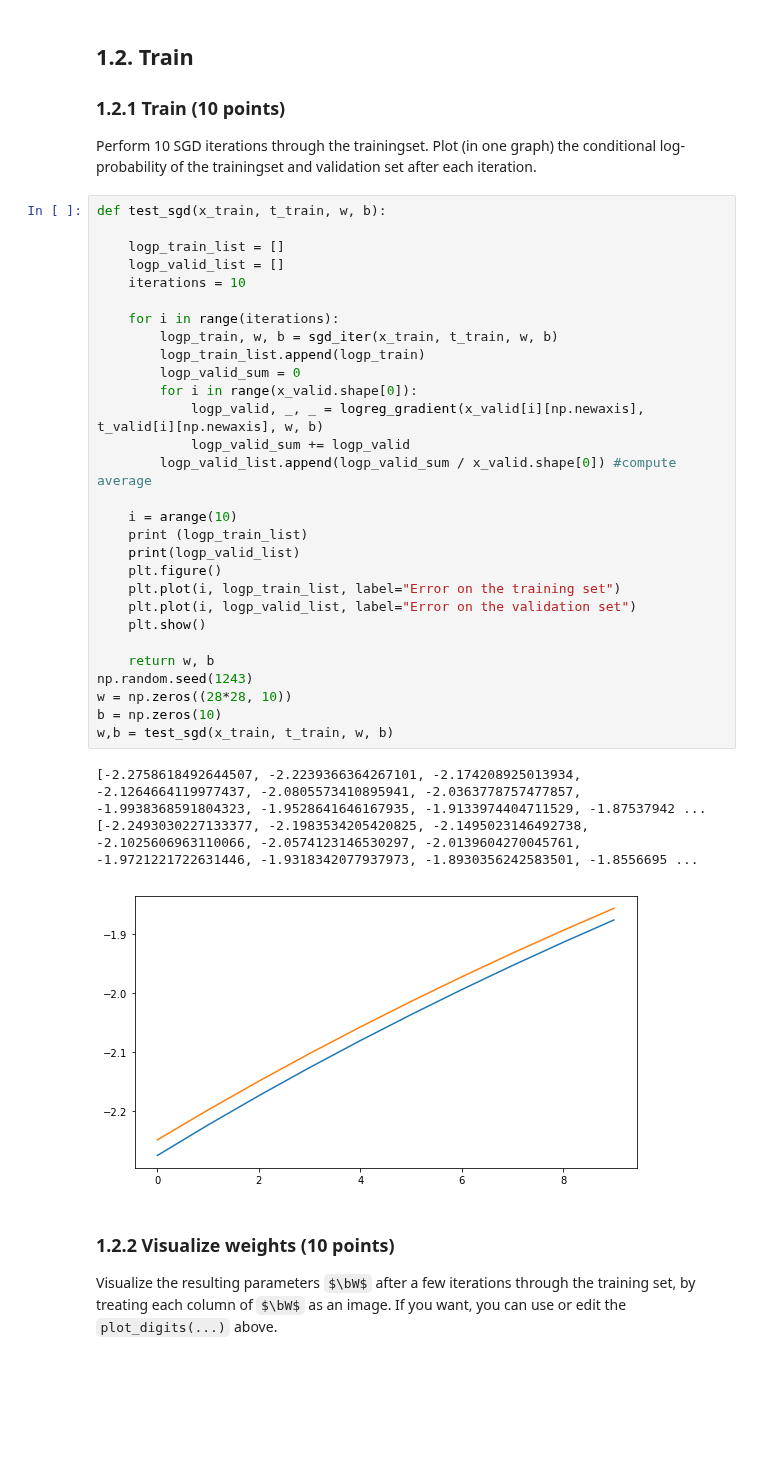
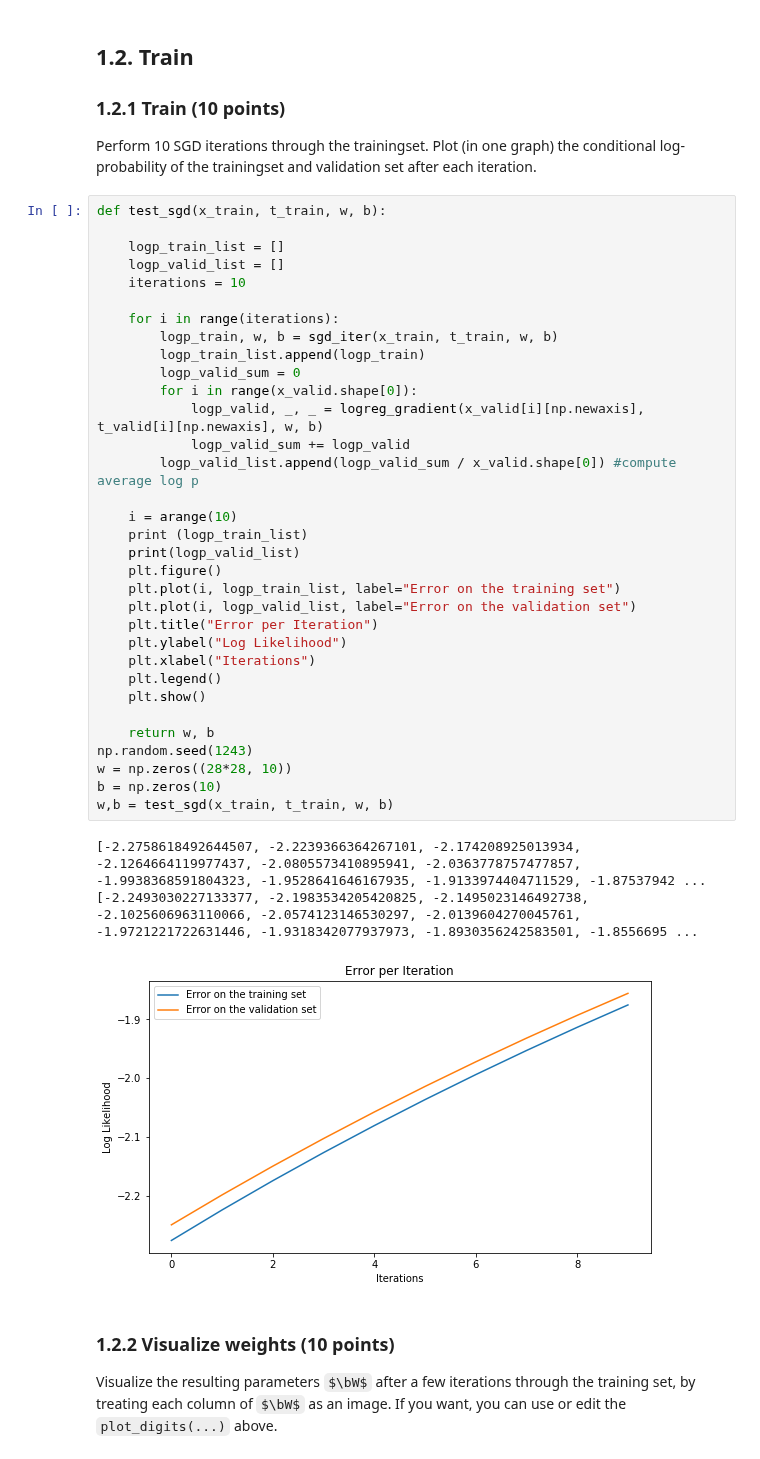
Before and after one commit to ArendvD/ML1, a Jupyter notebook: Lab2/lab2.ipynb, the cells around one changed output. Cells and saved outputs as stored; diff of their text form; some formulas as TeX source; blank space fills up the shorter version.

```diff
--- a/Lab2/lab2.ipynb
+++ b/Lab2/lab2.ipynb
@@ -352,35 +352,39 @@ Perform 10 SGD iterations through the trainingset. Plot (in one graph) the condi
 def test_sgd(x_train, t_train, w, b):
 
     logp_train_list = []
     logp_valid_list = []
     iterations = 10
 
     for i in range(iterations):
         logp_train, w, b = sgd_iter(x_train, t_train, w, b)
         logp_train_list.append(logp_train)
         logp_valid_sum = 0
         for i in range(x_valid.shape[0]):
             logp_valid, _, _ = logreg_gradient(x_valid[i][np.newaxis], t_valid[i][np.newaxis], w, b)
             logp_valid_sum += logp_valid
-        logp_valid_list.append(logp_valid_sum / x_valid.shape[0]) #compute average
+        logp_valid_list.append(logp_valid_sum / x_valid.shape[0]) #compute average log p
 
     i = arange(10)
     print (logp_train_list)
     print(logp_valid_list)
     plt.figure()
     plt.plot(i, logp_train_list, label="Error on the training set")
     plt.plot(i, logp_valid_list, label="Error on the validation set")
+    plt.title("Error per Iteration")
+    plt.ylabel("Log Likelihood")
+    plt.xlabel("Iterations")
+    plt.legend()
     plt.show()
 
     return w, b
 np.random.seed(1243)
 w = np.zeros((28*28, 10))
 b = np.zeros(10)
 w,b = test_sgd(x_train, t_train, w, b)
 # %% [output]
 [-2.2758618492644507, -2.2239366364267101, -2.174208925013934, -2.1264664119977437, -2.0805573410895941, -2.0363778757477857, -1.9938368591804323, -1.9528641646167935, -1.9133974404711529, -1.87537942 ...
 [-2.2493030227133377, -2.1983534205420825, -2.1495023146492738, -2.1025606963110066, -2.0574123146530297, -2.0139604270045761, -1.9721221722631446, -1.9318342077937973, -1.8930356242583501, -1.8556695 ...
-[figure, old version]
+[figure, new version]
 # %% [markdown]
 ### 1.2.2 Visualize weights (10 points)
 Visualize the resulting parameters $\bW$ after a few iterations through the training set, by treating each column of $\bW$ as an image. If you want, you can use or edit the `plot_digits(...)` above.
```
Also changed, not shown: parts of 4 cells of this notebook.
